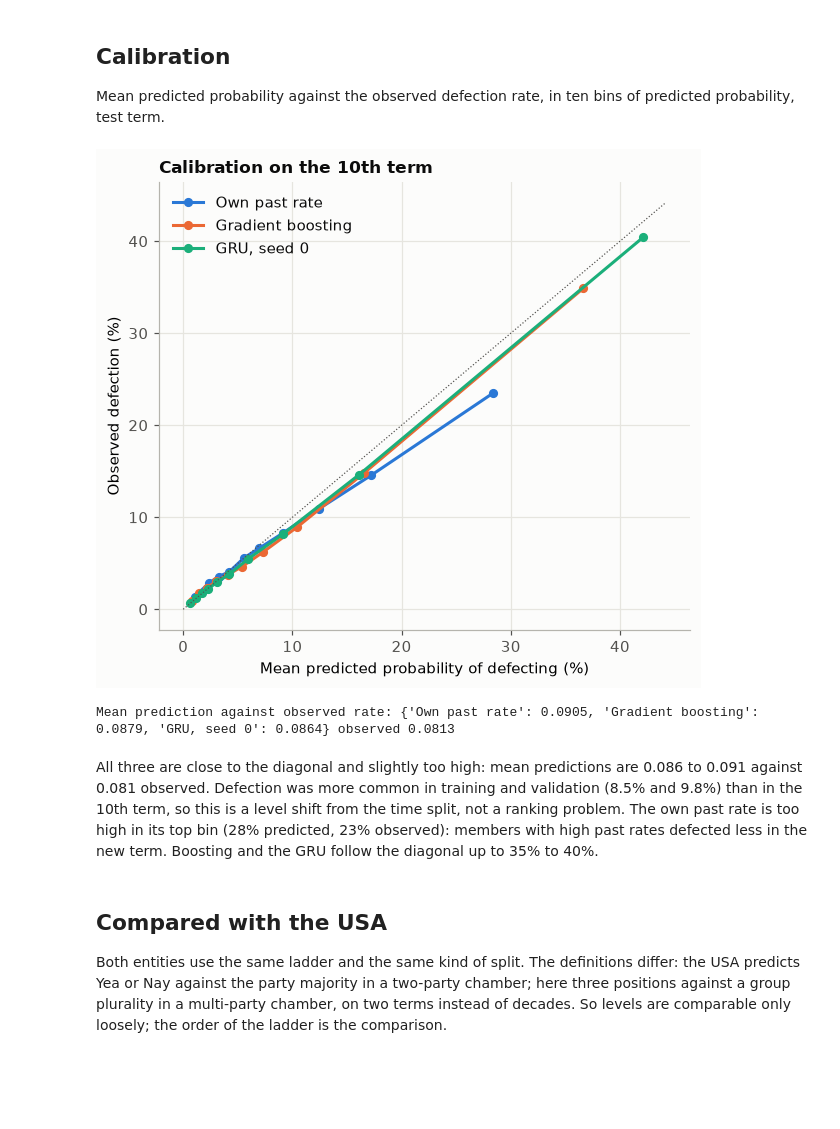
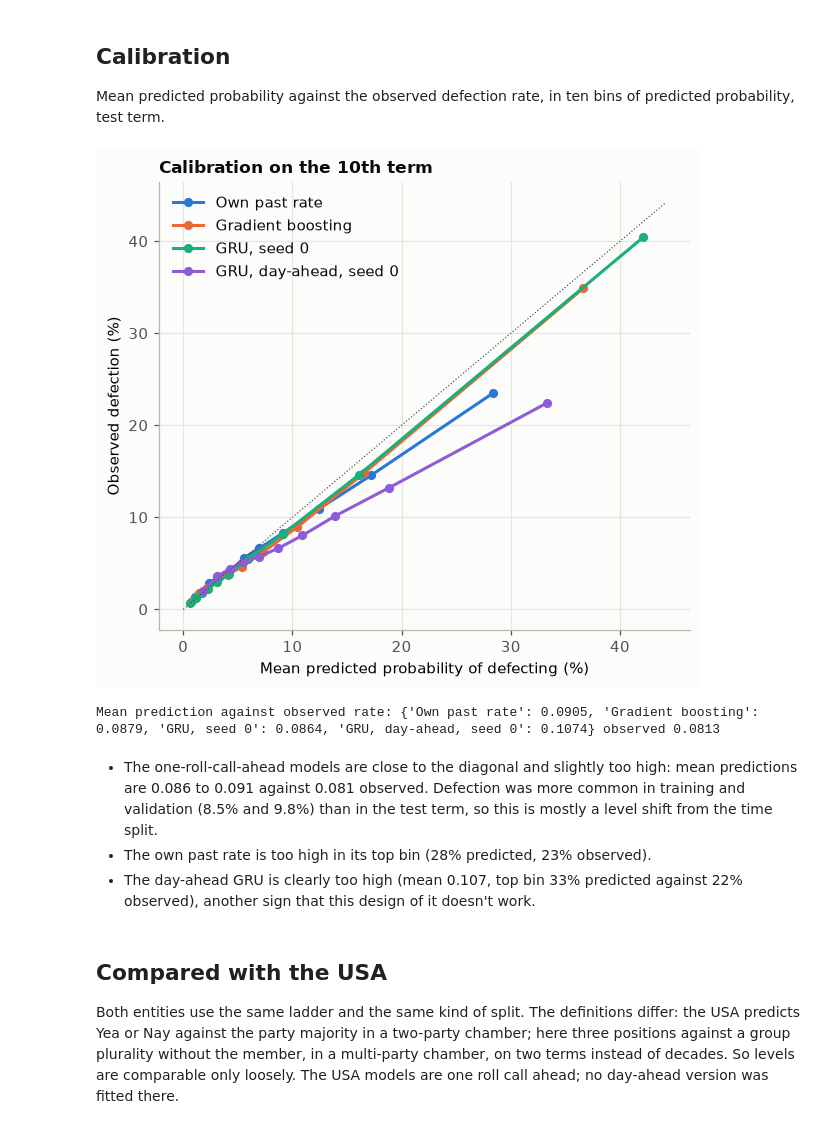
Before and after one commit to iisma-ai/political-spectrum-ml, a Jupyter notebook: european_parliament/pipeline/vote_prediction/notebooks/01_model_comparison.ipynb, the cells around one changed output. Cells and saved outputs as stored; diff of their text form; code cells hidden in the pictures; blank space fills up the shorter version.

```diff
--- a/european_parliament/pipeline/vote_prediction/notebooks/01_model_comparison.ipynb
+++ b/european_parliament/pipeline/vote_prediction/notebooks/01_model_comparison.ipynb
@@ -50,0 +70,25 @@ Share of test positions where the group took the line of most other groups: 0.62
+# %%
+rollcalls = load_rollcalls()
+calls = (rollcalls[rollcalls["vote_id"].isin(test["vote_id"].unique())]
+         .sort_values(["timestamp", "vote_id"]).reset_index(drop=True))
+same_day = calls["date"].eq(calls["date"].shift())
+gap = calls["timestamp"].diff().dt.total_seconds()[same_day]
+print(f"Consecutive test roll calls on the same day: {same_day.sum():,}; seconds apart, quartiles "
+      f"{gap.quantile(0.25):.0f} / {gap.quantile(0.5):.0f} / {gap.quantile(0.75):.0f}")
+for column in ["reference", "procedure_reference"]:
+    same = calls[column].notna() & calls[column].eq(calls[column].shift()) & same_day
+    print(f"  share with the same {column} as the previous roll call: {same.sum() / same_day.sum():.3f}")
+ties = calls.groupby("timestamp").size()
+print(f"Roll calls sharing a timestamp with another: {int(ties[ties > 1].sum())} of {len(calls):,}")
+member_gap = (ordered["timestamp"].diff().dt.total_seconds()
+              [(ordered["member_id"] == ordered["member_id"].shift()) & (ordered["date"] == ordered["date"].shift())])
+print(f"A member's consecutive positions on the same day (validation and test), median seconds apart: {member_gap.median():.0f}")
+print(f"Positions that are a member's first of the day, test: {test['first_of_day'].mean():.3f}")
+
+rows = pd.read_parquet(Path.cwd().parent / "outputs" / "rows.parquet", columns=["date", "defected", "with_most_groups"])
+bounds = {"train": ("2020-01-01", "2023-07-01"), "validation": ("2023-07-01", "2024-07-16"), "test": ("2024-07-16", "2100-01-01")}
+display(pd.DataFrame({name: {"positions": int(((rows["date"] >= a) & (rows["date"] < b)).sum()),
+                             "defection rate": rows.loc[(rows["date"] >= a) & (rows["date"] < b), "defected"].mean(),
+                             "share with most groups": rows.loc[(rows["date"] >= a) & (rows["date"] < b), "with_most_groups"].mean()}
+                      for name, (a, b) in bounds.items()}).T.round(4))
+del rows
@@ -52,7 +143,7 @@ Share of test positions where the group took the line of most other groups: 0.62
 ## Test results
 # %%
 subsets = {"all positions": np.ones(len(test), bool), "group with most groups": test["with_most_groups"].to_numpy(),
-           "group against most groups": ~test["with_most_groups"].to_numpy()}
+           "group against most groups": ~test["with_most_groups"].to_numpy(), "first position of the day": test["first_of_day"].to_numpy()}
 tables = {}
 for label, mask in subsets.items():
     part = test[mask]
@@ -60,7 +151,7 @@ for label, mask in subsets.items():
         warnings.simplefilter("ignore", RuntimeWarning)
         tables[label] = pd.DataFrame({MODELS[m]: summarise(part, part[f"p_{m}"].to_numpy()) for m in MODELS}).T
     tables[label].loc[:, "defection_rate"] = part["defected"].mean()
-display(tables["all positions"].round(4))
+display(tables["all positions"].drop(columns="defection_log_loss").round(4))
 for label in ["group with most groups", "group against most groups"]:
     print(label)
     display(tables[label][["line_accuracy", "defection_auc", "defection_average_precision", "defection_rate"]].round(4))
@@ -250,11 +406,0 @@ Consecutive roll calls are usually seconds apart (median 15 seconds), often on t
-# %%
-ordered = test.sort_values(["member_id", "timestamp", "vote_id"])
-first_of_day = (ordered["member_id"] != ordered["member_id"].shift()) | (ordered["date"] != ordered["date"].shift())
-test["first_of_day"] = first_of_day.reindex(test.index).to_numpy()
-day_table = test.groupby("first_of_day").apply(lambda part: pd.Series({
-    "positions": len(part), "defection_rate": part["defected"].mean(),
-    **{f"AUC {MODELS[m]}": roc_auc_score(part["defected"], part[f"p_{m}"]) for m in ["own_past_rate", "logistic", "boosting", "gru_seed0"]},
-    **{f"AP {MODELS[m]}": average_precision_score(part["defected"], part[f"p_{m}"]) for m in ["boosting", "gru_seed0"]}}),
-    include_groups=False)
-day_table.index = day_table.index.map({True: "first position of the day", False: "later positions"})
-display(day_table.round(3))
@@ -275,31 +415,34 @@ display(day_table.round(3))
 Mean predicted probability against the observed defection rate, in ten bins of predicted probability, test term.
 # %%
 fig, axis = plt.subplots(figsize=(5.6, 5))
-for m, color in zip(["own_past_rate", "boosting", "gru_seed0"], SERIES):
+calibrated = ["own_past_rate", "boosting", "gru_seed0", "gru_day_seed0"]
+for m, color in zip(calibrated, SERIES):
     p = test[f"p_{m}"]
     bins = pd.qcut(p.rank(method="first"), 10, labels=False)
     table = test.groupby(bins).agg(predicted=(f"p_{m}", "mean"), observed=("defected", "mean"))
     axis.plot(table["predicted"] * 100, table["observed"] * 100, marker="o", markersize=5, color=color, label=MODELS[m])
 limit = max(axis.get_xlim()[1], axis.get_ylim()[1])
 axis.plot([0, limit], [0, limit], color=NEUTRAL, linewidth=0.8, linestyle=":")
 axis.set_xlabel("Mean predicted probability of defecting (%)")
 axis.set_ylabel("Observed defection (%)")
 axis.set_title("Calibration on the 10th term")
 axis.legend(loc="upper left")
 fig.tight_layout()
 plt.show()
 print("Mean prediction against observed rate:",
-      {MODELS[m]: round(float(test[f"p_{m}"].mean()), 4) for m in ["own_past_rate", "boosting", "gru_seed0"]},
+      {MODELS[m]: round(float(test[f"p_{m}"].mean()), 4) for m in calibrated},
       "observed", round(float(test["defected"].mean()), 4))
 # %% [output]
-[figure, old version]
+[figure, new version]
-Mean prediction against observed rate: {'Own past rate': 0.0905, 'Gradient boosting': 0.0879, 'GRU, seed 0': 0.0864} observed 0.0813
+Mean prediction against observed rate: {'Own past rate': 0.0905, 'Gradient boosting': 0.0879, 'GRU, seed 0': 0.0864, 'GRU, day-ahead, seed 0': 0.1074} observed 0.0813
 # %% [markdown]
-All three are close to the diagonal and slightly too high: mean predictions are 0.086 to 0.091 against 0.081 observed. Defection was more common in training and validation (8.5% and 9.8%) than in the 10th term, so this is a level shift from the time split, not a ranking problem. The own past rate is too high in its top bin (28% predicted, 23% observed): members with high past rates defected less in the new term. Boosting and the GRU follow the diagonal up to 35% to 40%.
+- The one-roll-call-ahead models are close to the diagonal and slightly too high: mean predictions are 0.086 to 0.091 against 0.081 observed. Defection was more common in training and validation (8.5% and 9.8%) than in the test term, so this is mostly a level shift from the time split.
+- The own past rate is too high in its top bin (28% predicted, 23% observed).
+- The day-ahead GRU is clearly too high (mean 0.107, top bin 33% predicted against 22% observed), another sign that this design of it doesn't work.
 # %% [markdown]
 ## Compared with the USA
 
-Both entities use the same ladder and the same kind of split. The definitions differ: the USA predicts Yea or Nay against the party majority in a two-party chamber; here three positions against a group plurality in a multi-party chamber, on two terms instead of decades. So levels are comparable only loosely; the order of the ladder is the comparison.
+Both entities use the same ladder and the same kind of split. The definitions differ: the USA predicts Yea or Nay against the party majority in a two-party chamber; here three positions against a group plurality without the member, in a multi-party chamber, on two terms instead of decades. So levels are comparable only loosely. The USA models are one roll call ahead; no day-ahead version was fitted there.
 # %%
 usa = pd.DataFrame({
     "USA AUC": [0.500, 0.773, 0.831, 0.850, "0.854 to 0.858"],
```
Also changed, not shown: parts of 29 cells of this notebook, 11 other files.
